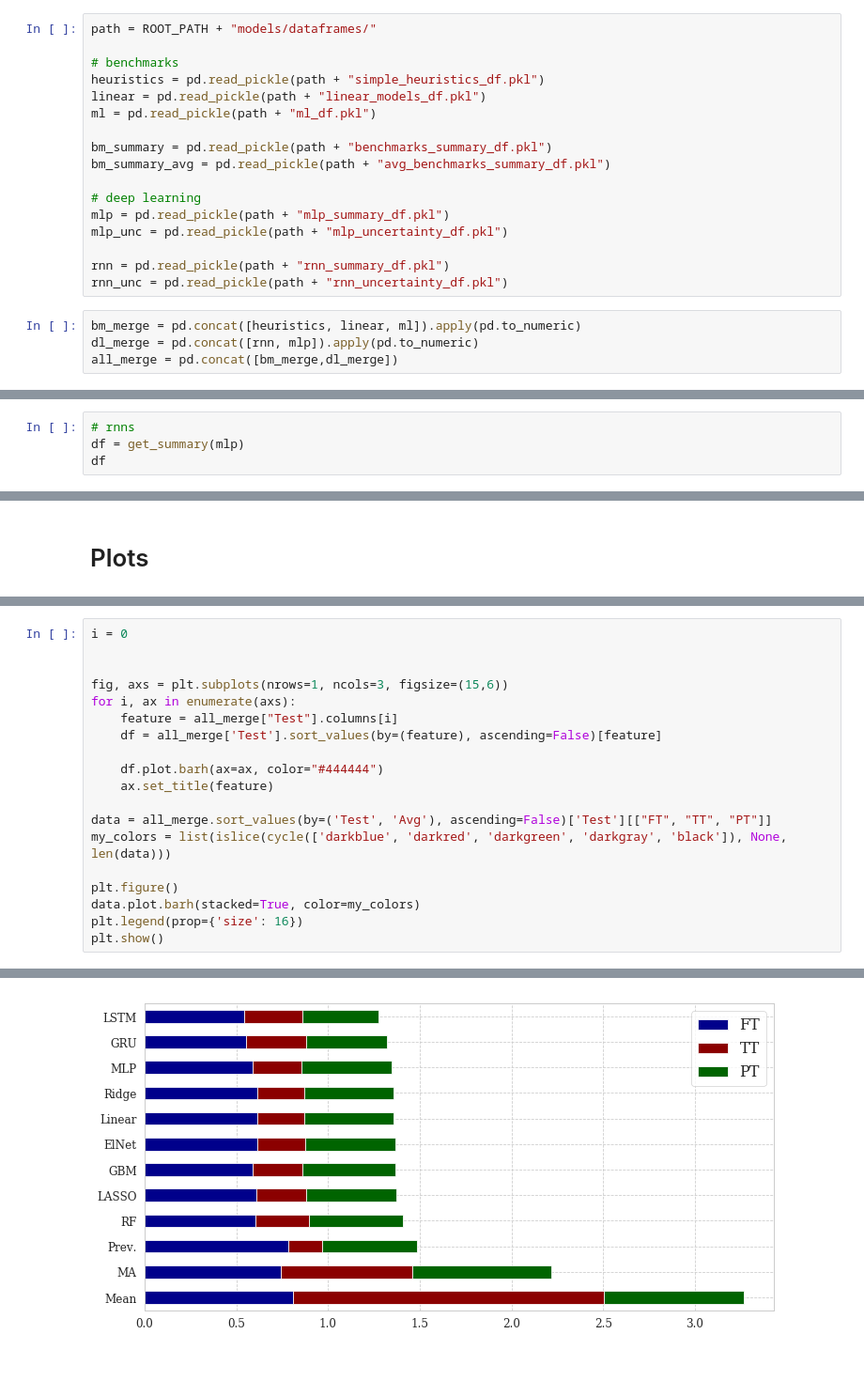
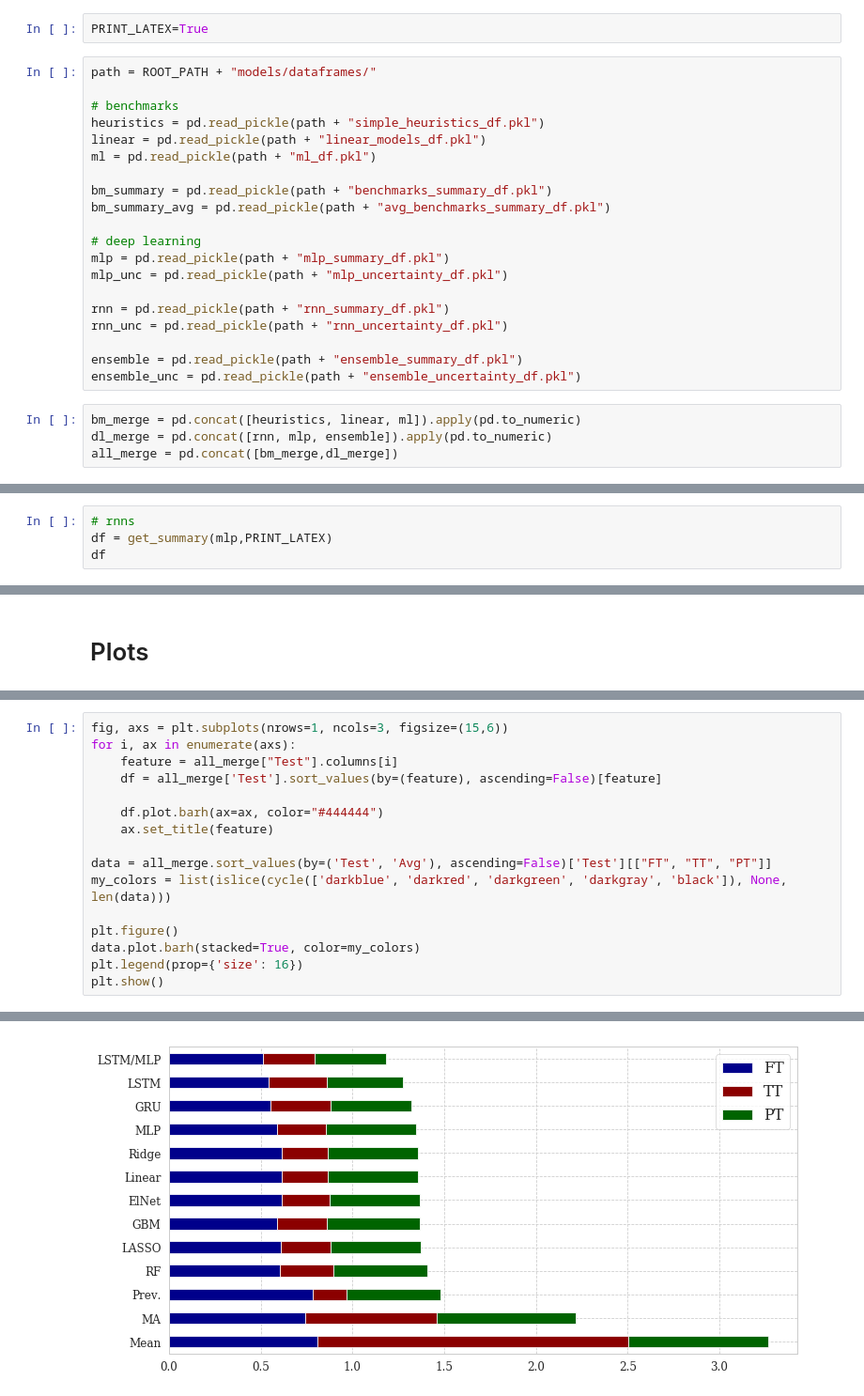
Before and after one commit to hreiten/master-thesis, a Jupyter notebook: src/summary_and_analysis.ipynb, the cells around one changed output, grey strips where cells are left out. Shown: that part at 94% size. Drawn from its saved outputs; the diff is of its cells as text; blank space fills up the shorter version.

Commit message:
Finished ensemble model and summary notebook

```diff
--- a/src/summary_and_analysis.ipynb
+++ b/src/summary_and_analysis.ipynb
@@ -39,6 +39,8 @@ rc('font', family='serif')
 - Deep Learning
     - Recurrent Neural Networks (LSTM, GRU)
     - Multilayer Perceptron (MLP)
+# %%
+PRINT_LATEX=True
 # %%
 path = ROOT_PATH + "models/dataframes/"
 
@@ -56,9 +58,12 @@ mlp_unc = pd.read_pickle(path + "mlp_uncertainty_df.pkl")
 
 rnn = pd.read_pickle(path + "rnn_summary_df.pkl")
 rnn_unc = pd.read_pickle(path + "rnn_uncertainty_df.pkl")
+
+ensemble = pd.read_pickle(path + "ensemble_summary_df.pkl")
+ensemble_unc = pd.read_pickle(path + "ensemble_uncertainty_df.pkl")
 # %%
 bm_merge = pd.concat([heuristics, linear, ml]).apply(pd.to_numeric)
-dl_merge = pd.concat([rnn, mlp]).apply(pd.to_numeric)
+dl_merge = pd.concat([rnn, mlp, ensemble]).apply(pd.to_numeric)
 all_merge = pd.concat([bm_merge,dl_merge])
 # %%
 def latexify(df):
@@ -190,6 +299,6 @@ rnn_unc
 |  | Avg | 0.4660 | 0.2842 | 0.2207 | 0.4403 | 0.3692 | 0.2329 |
 # %%
 # rnns
-df = get_summary(mlp)
+df = get_summary(mlp,PRINT_LATEX)
 df
 # %% [output]
@@ -254,7 +366,4 @@ all_merge['Test']
 # %%
-i = 0
-
-
 fig, axs = plt.subplots(nrows=1, ncols=3, figsize=(15,6))
 for i, ax in enumerate(axs):
     feature = all_merge["Test"].columns[i]
@@ -275,2 +384,2 @@ plt.show()
 <Figure size 864x432 with 0 Axes>
-[figure, old version]
+[figure, new version]
```
Also changed, not shown: parts of 15 cells of this notebook, 3 other files.
